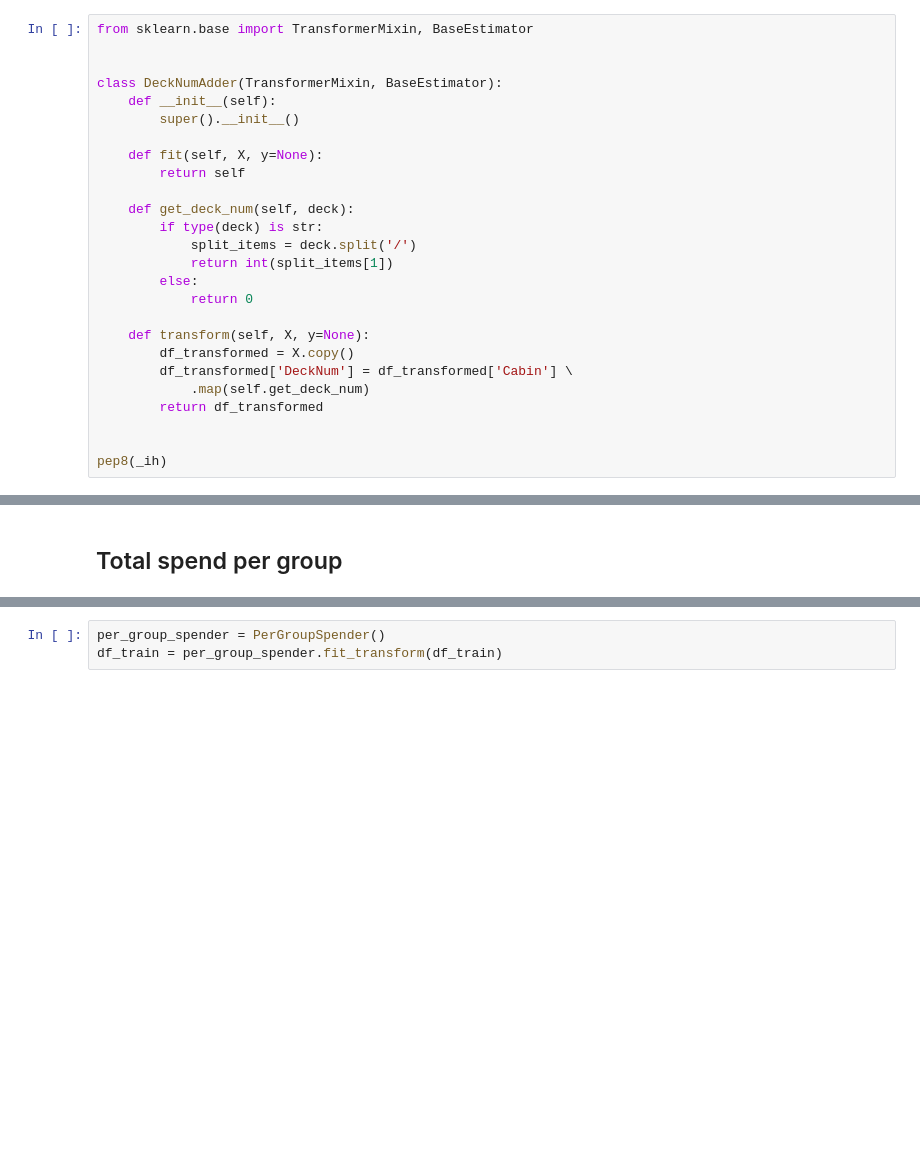
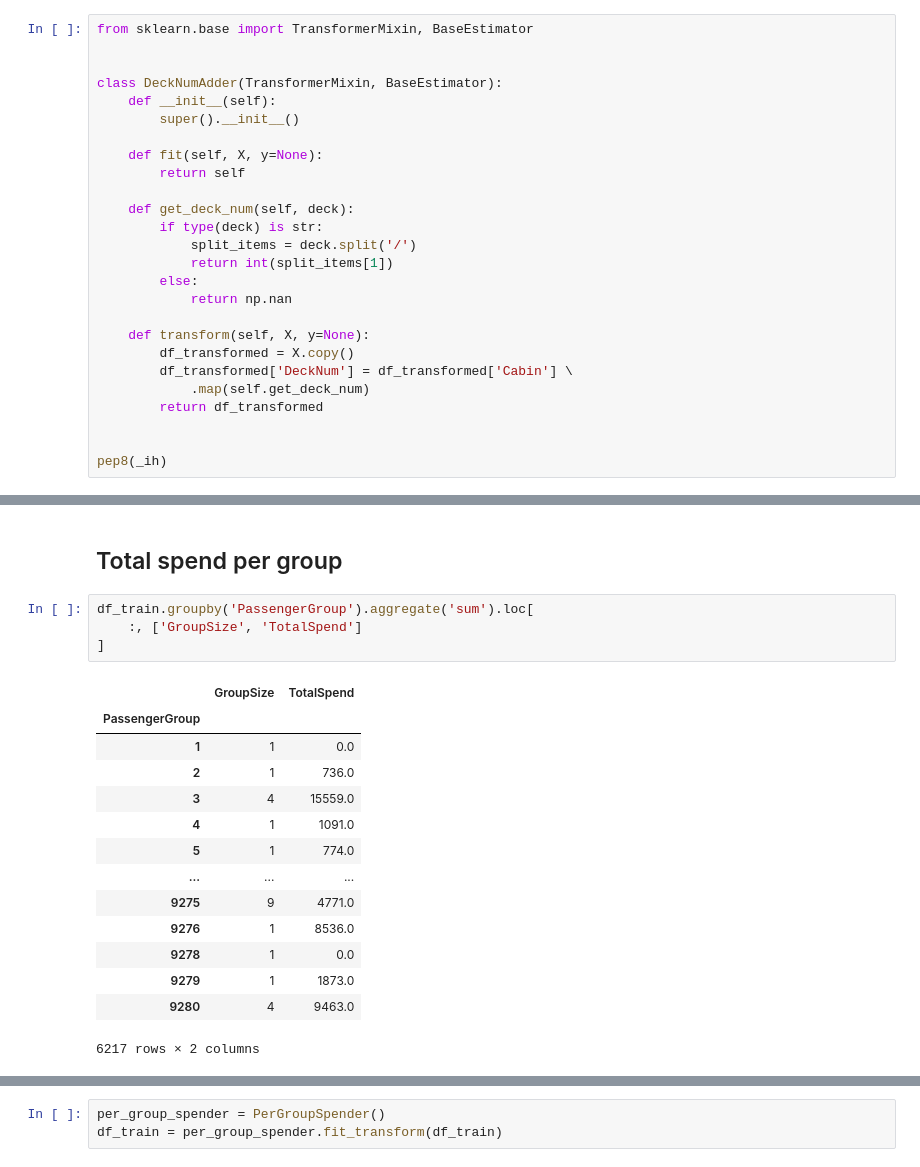
Before and after one commit to PashaIanko/Kaggle.Spaceship-Titanic, a Jupyter notebook: 2_data_preparation.ipynb, the cells around one changed output, grey strips where cells are left out. Drawn from its saved outputs; the diff is of its cells as text; blank space fills up the shorter version.

```diff
--- a/2_data_preparation.ipynb
+++ b/2_data_preparation.ipynb
@@ -253,7 +253,7 @@ class DeckNumAdder(TransformerMixin, BaseEstimator):
             split_items = deck.split('/')
             return int(split_items[1])
         else:
-            return 0
+            return np.nan
 
     def transform(self, X, y=None):
         df_transformed = X.copy()
@@ -531,6 +540,25 @@ Col -- Nan percentage
 AgeGroup 2.0591280340503855
 # %% [markdown]
 ## Total spend per group
+# %%
+df_train.groupby('PassengerGroup').aggregate('sum').loc[
+    :, ['GroupSize', 'TotalSpend']
+]
+# %% [output]
+|  | GroupSize | TotalSpend |
+| PassengerGroup |  |  |
+| 1 | 1 | 0.0 |
+| 2 | 1 | 736.0 |
+| 3 | 4 | 15559.0 |
+| 4 | 1 | 1091.0 |
+| 5 | 1 | 774.0 |
+| ... | ... | ... |
+| 9275 | 9 | 4771.0 |
+| 9276 | 1 | 8536.0 |
+| 9278 | 1 | 0.0 |
+| 9279 | 1 | 1873.0 |
+| 9280 | 4 | 9463.0 |
+6217 rows × 2 columns
 # %%
 from sklearn.base import BaseEstimator, TransformerMixin
 
```
Also changed, not shown: parts of 34 cells of this notebook.
